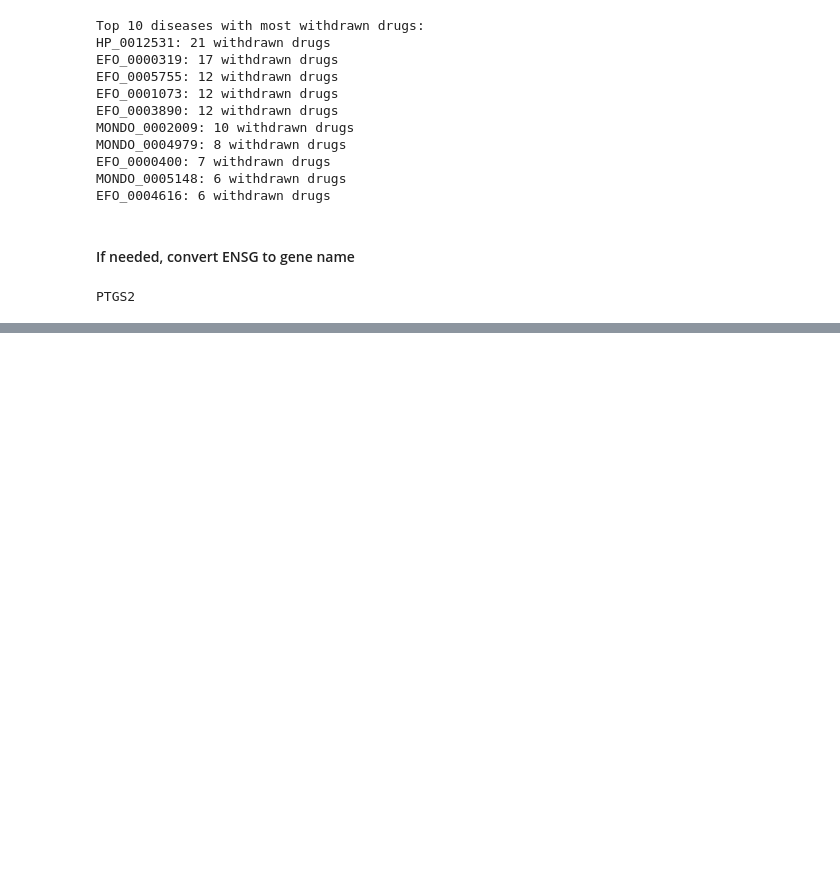
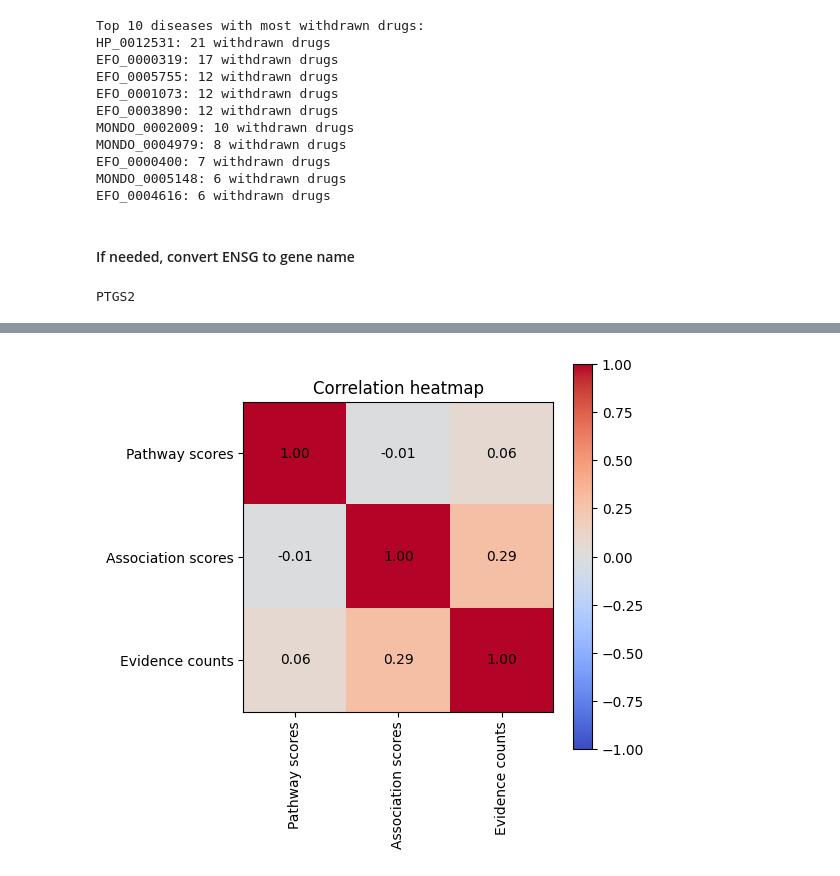
Before and after one commit to jedrzejkubica/targets-from-pathways, a Jupyter notebook: validation/validation.ipynb, the cells around one changed output, grey strips where cells are left out. Drawn from its saved outputs; the diff is of its cells as text; code cells hidden in the pictures; blank space fills up the shorter version.

```diff
--- a/validation/validation.ipynb
+++ b/validation/validation.ipynb
@@ -294,0 +477,19 @@ Gene ABCC1 (ENSG00000103222) has 0 drugs associated with HP_0012531
+# %%
+# correlation heatmap: scores_sorted, associations_sorted and evidence_sorted
+correlation_matrix = numpy.corrcoef([scores_sorted, associations_sorted, evidence_sorted])
+
+matplotlib.pyplot.figure(figsize=(5, 5))
+matplotlib.pyplot.imshow(correlation_matrix, cmap='coolwarm', vmin=-1, vmax=1)
+
+# add correlation values to heatmap
+for i in range(len(correlation_matrix)):
+    for j in range(len(correlation_matrix)):
+        matplotlib.pyplot.text(j, i, f"{correlation_matrix[i, j]:.2f}", ha='center', va='center', color='black')
+
+matplotlib.pyplot.title("Correlation heatmap")
+matplotlib.pyplot.xticks([0, 1, 2], ["Pathway scores", "Association scores", "Evidence counts"], rotation=90)
+matplotlib.pyplot.yticks([0, 1, 2], ["Pathway scores", "Association scores", "Evidence counts"])
+matplotlib.pyplot.colorbar()
+matplotlib.pyplot.savefig(f"{GENE}-{DISEASE}/correlation_heatmap.png")
+# %% [output]
+[figure, added]
```
Also changed, not shown: parts of 15 cells of this notebook.
